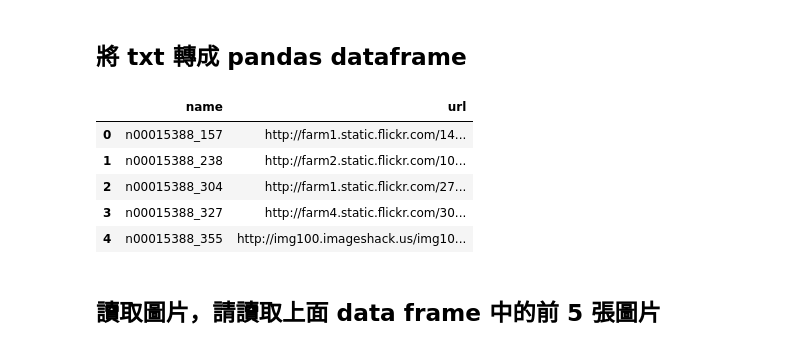
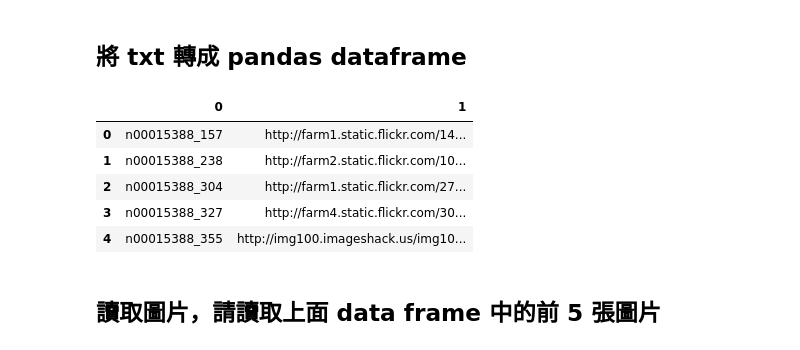
Before and after one commit to LesleyChang/ML100Days, a Jupyter notebook: homework5/Day_005-2_HW.ipynb, the cells around one changed output. Saved outputs shown, nothing was run; the diff lists cells and outputs as text; code cells hidden in the pictures.

```diff
--- a/homework5/Day_005-2_HW.ipynb
+++ b/homework5/Day_005-2_HW.ipynb
@@ -43,21 +43,14 @@ data[0]
 # %%
 import pandas as pd
 split_tag = '\t'
-data = filter(lambda x:x.find(split_tag) > 0, data)
-def mapping(x):
-    t= x.split(split_tag)
-    d = dict();
-    d['name']=t[0]
-    d['url']=t[1]
-    return d
-m = map(mapping, data)
+arrange_data=[];
+for x in data:
+    arrange_data.append(x.split(split_tag))
 
-arrange_data=list(m)
-#arrange_data=data
 df = pd.DataFrame(arrange_data)
 df.head()
 # %% [output]
-|  | name | url |
+|  | 0 | 1 |
 | 0 | n00015388_157 | http://farm1.static.flickr.com/14... |
 | 1 | n00015388_238 | http://farm2.static.flickr.com/10... |
 | 2 | n00015388_304 | http://farm1.static.flickr.com/27... |
```
Also changed, not shown: parts of 3 cells of this notebook.
